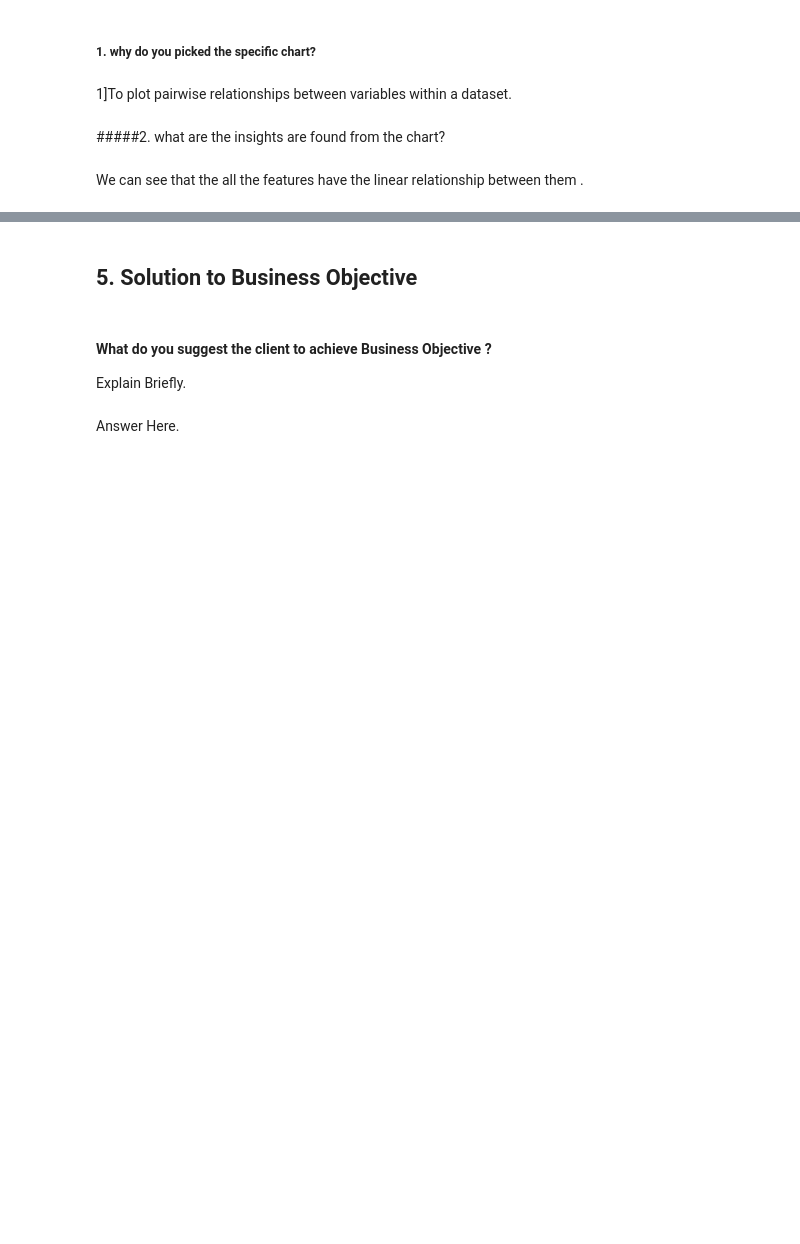
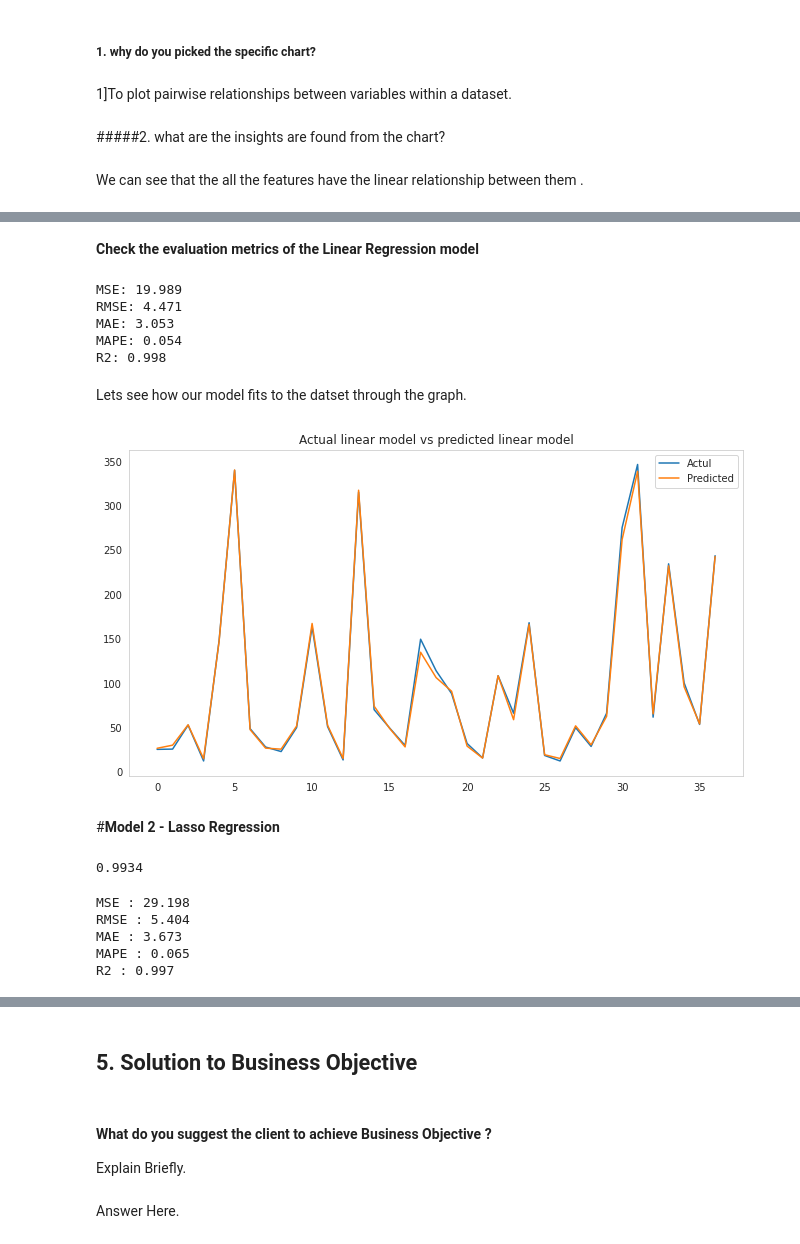
Before and after one commit to avigangarde/Capstone-II--Yes-bank-stock-close-price-prediction-Supervised-ML-Regression-, a Jupyter notebook: Capstone_II_Yes_bank_stock_close_price_prediction(Supervised_ML_Regression).ipynb, the cells around one changed output, grey strips where cells are left out. Saved outputs shown, nothing was run; the diff lists cells and outputs as text; code cells hidden in the pictures; blank space fills up the shorter version.

```diff
--- a/Capstone_II_Yes_bank_stock_close_price_prediction(Supervised_ML_Regression).ipynb
+++ b/Capstone_II_Yes_bank_stock_close_price_prediction(Supervised_ML_Regression).ipynb
@@ -708,0 +750,8 @@ df.head()
+# %%
+# lets split the dataset into train and test data
+x_train ,x_test ,y_train ,y_test = train_test_split(x ,y ,test_size = 0.20,random_state =1)
+# %%
+# Lets rescale the all the values between  0 to 1 using the min_max_scaler
+scale = MinMaxScaler()
+x_train=scale.fit_transform(x_train)
+x_test= scale.transform(x_test)
@@ -708,0 +770,4 @@ df.head()
+# %%
+# Now lets fit the data to linear regression
+linear_reg= LinearRegression()
+linear_reg_model= linear_reg.fit(x_train,y_train)
@@ -708,0 +784,4 @@ df.head()
+# %%
+# prediction of the test data
+y_predicted=linear_reg.predict(x_test)
+y_predicted
@@ -708,0 +799,29 @@ df.head()
+# %% [markdown]
+**Check the evaluation metrics of the Linear Regression model**
+# %%
+# Performance of the linear model
+print('MSE:',round(mean_squared_error(y_test,y_predicted),3))
+print('RMSE:',round(math.sqrt(mean_squared_error(y_test,y_predicted)),3))
+print('MAE:', round(mean_absolute_error(y_test,y_predicted),3))
+print('MAPE:', round(mean_absolute_percentage_error(y_test,y_predicted),3))
+print('R2:', round(r2_score(y_test,y_predicted),3))
+# %% [output]
+MSE: 19.989
+RMSE: 4.471
+MAE: 3.053
+MAPE: 0.054
+R2: 0.998
+# %% [markdown]
+Lets see how our model fits to the datset through the graph.
+# %%
+plt.figure(figsize=(11,6))
+plt.plot(np.array(y_test))
+plt.plot(np.array(y_predicted))
+plt.title('Actual linear model vs predicted linear model')
+plt.legend(['Actul','Predicted'])
+plt.grid()
+plt.show()
+# %% [output]
+[figure, added]
+# %% [markdown]
+#**Model 2 - Lasso Regression**
@@ -708,0 +835,5 @@ df.head()
+# %%
+# lets check the accuracy of lasso on train dataset
+round(lasso_reg.score(x_train,y_train),4)
+# %% [output]
+0.9934
@@ -708,0 +842,13 @@ df.head()
+# %%
+# lets check the evaluation metrics of lasso regression
+print("MSE :",round(mean_squared_error(y_test, y_pred_lasso), 3))
+print("RMSE :",round(math.sqrt(mean_squared_error(y_test, y_pred_lasso)),3))
+print("MAE :",round(mean_absolute_error(y_test, y_pred_lasso),3))
+print("MAPE :",round(mean_absolute_percentage_error(y_test, y_pred_lasso),3))
+print("R2 :",round(r2_score(y_test, y_pred_lasso), 3))
+# %% [output]
+MSE : 29.198
+RMSE : 5.404
+MAE : 3.673
+MAPE : 0.065
+R2 : 0.997
```
Also changed, not shown: parts of 73 cells of this notebook.
